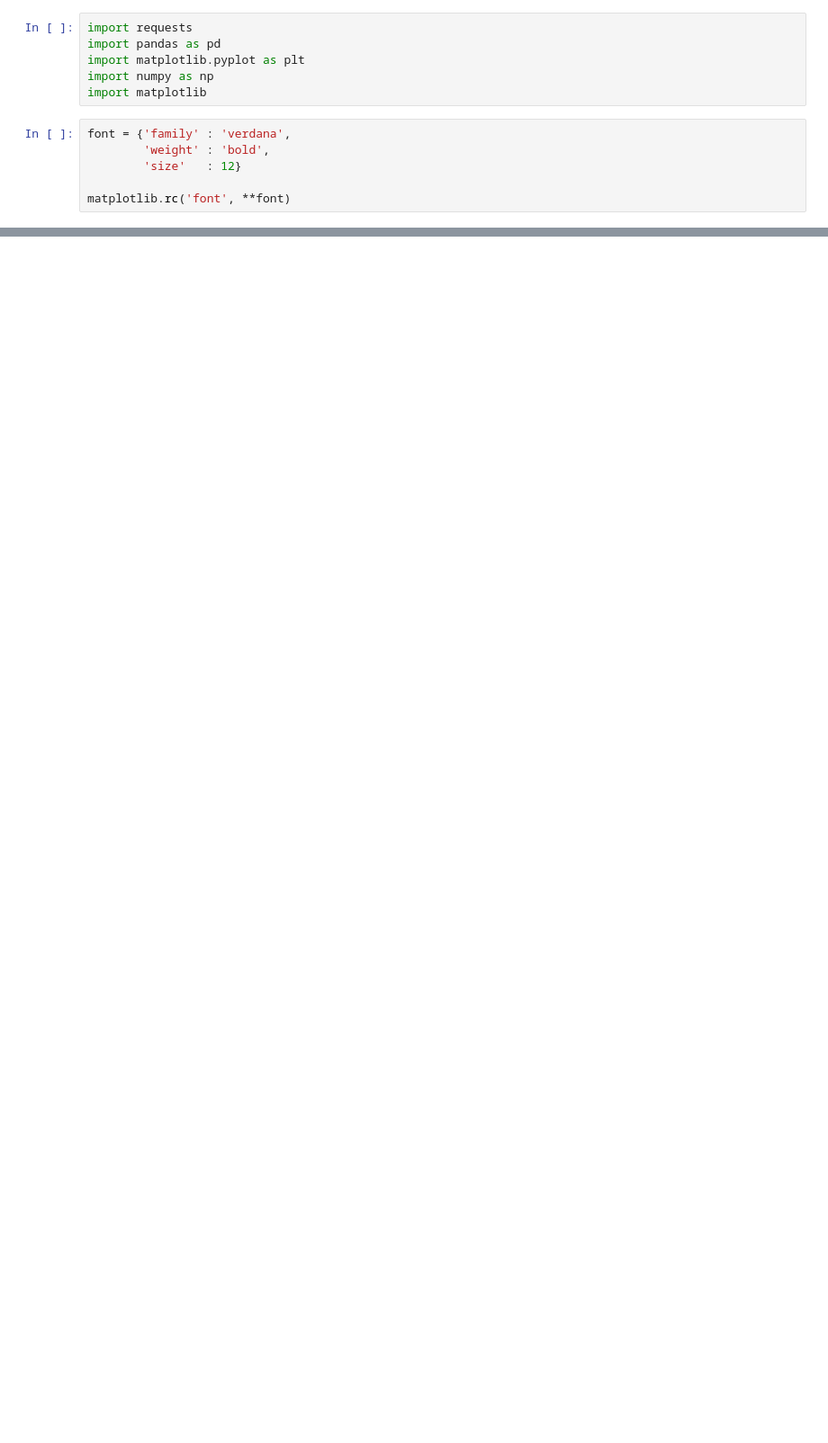
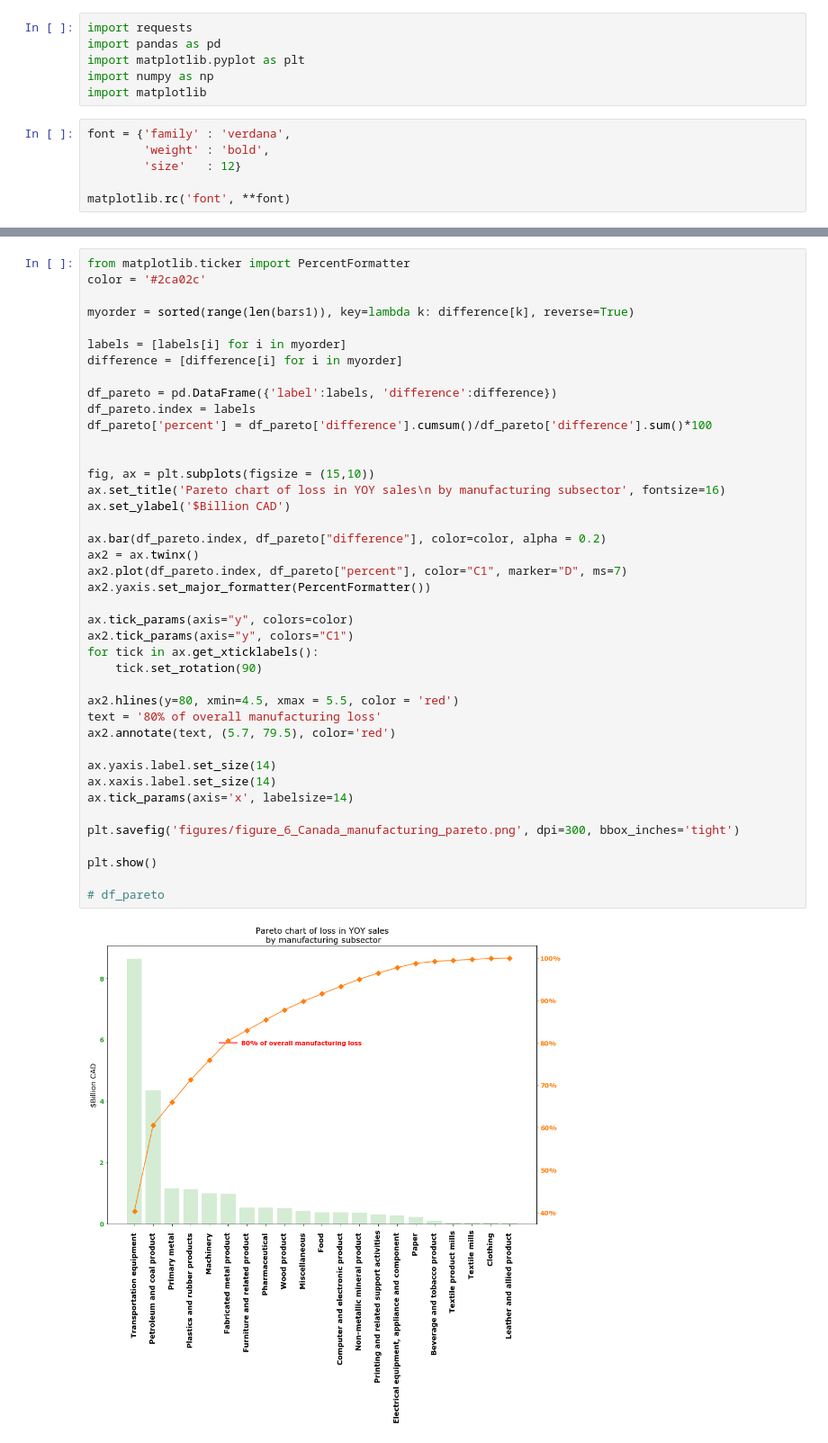
Before and after one commit to ericphamhung/covid_economy, a Jupyter notebook: economy_in_covid.ipynb, the cells around one changed output, grey strips where cells are left out. Shown at 90% size. Saved outputs shown, nothing was run; the diff lists cells and outputs as text; blank space fills up the shorter version.

```diff
--- a/economy_in_covid.ipynb
+++ b/economy_in_covid.ipynb
@@ -307,0 +460,43 @@ plt.show()
+# %%
+from matplotlib.ticker import PercentFormatter
+color = '#2ca02c'
+
+myorder = sorted(range(len(bars1)), key=lambda k: difference[k], reverse=True)
+
+labels = [labels[i] for i in myorder]
+difference = [difference[i] for i in myorder]
+
+df_pareto = pd.DataFrame({'label':labels, 'difference':difference})
+df_pareto.index = labels
+df_pareto['percent'] = df_pareto['difference'].cumsum()/df_pareto['difference'].sum()*100
+
+
+fig, ax = plt.subplots(figsize = (15,10))
+ax.set_title('Pareto chart of loss in YOY sales\n by manufacturing subsector', fontsize=16)
+ax.set_ylabel('$Billion CAD')
+
+ax.bar(df_pareto.index, df_pareto["difference"], color=color, alpha = 0.2)
+ax2 = ax.twinx()
+ax2.plot(df_pareto.index, df_pareto["percent"], color="C1", marker="D", ms=7)
+ax2.yaxis.set_major_formatter(PercentFormatter())
+
+ax.tick_params(axis="y", colors=color)
+ax2.tick_params(axis="y", colors="C1")
+for tick in ax.get_xticklabels():
+    tick.set_rotation(90)
+
+ax2.hlines(y=80, xmin=4.5, xmax = 5.5, color = 'red')
+text = '80% of overall manufacturing loss'
+ax2.annotate(text, (5.7, 79.5), color='red')
+
+ax.yaxis.label.set_size(14)
+ax.xaxis.label.set_size(14)
+ax.tick_params(axis='x', labelsize=14)
+
+plt.savefig('figures/figure_6_Canada_manufacturing_pareto.png', dpi=300, bbox_inches='tight')
+
+plt.show()
+
+# df_pareto
+# %% [output]
+[figure, added]
```
Also changed, not shown: parts of 57 cells of this notebook, 26 other files.
